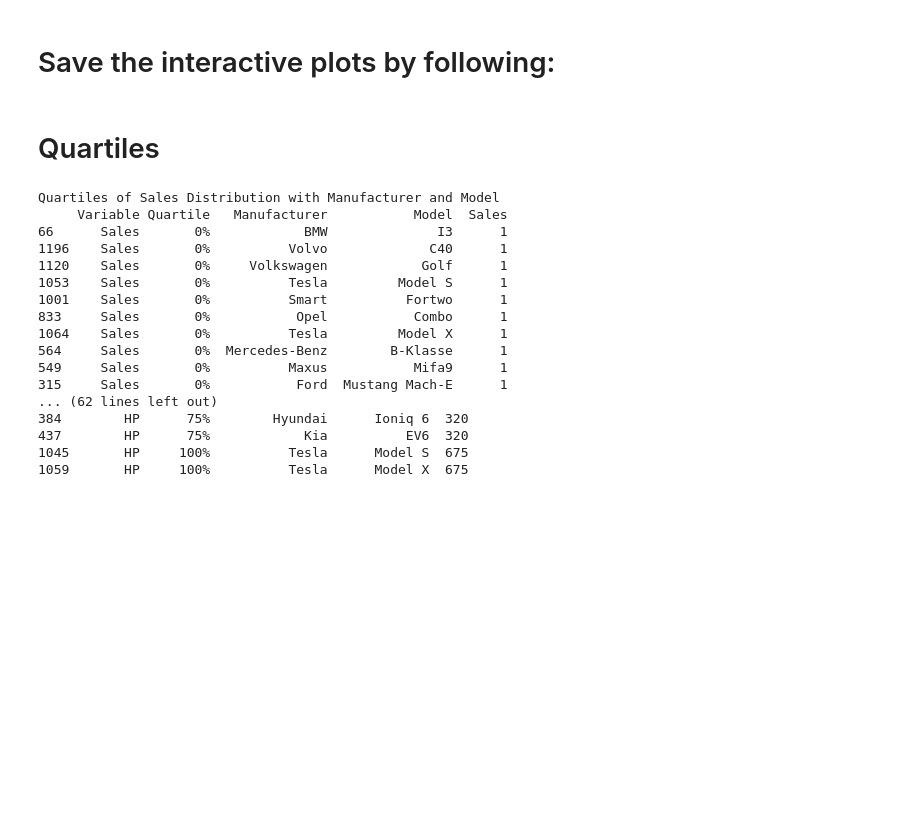
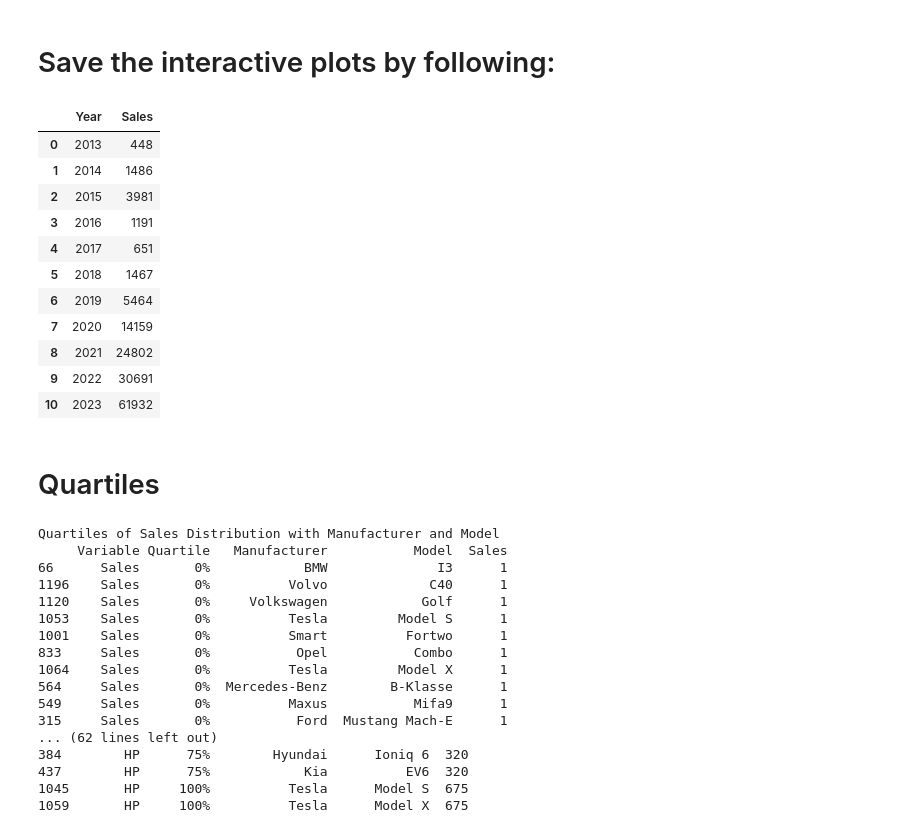
Before and after one commit to Mikkelbos/Bachelor, a Jupyter notebook: Statistics and Graphs.ipynb, the cells around one changed output. Cells and saved outputs as stored; diff of their text form; code cells hidden in the pictures; blank space fills up the shorter version.

```diff
--- a/Statistics and Graphs.ipynb
+++ b/Statistics and Graphs.ipynb
@@ -329,6 +332,27 @@ fig.show()
 
 # Print the HTML code to embed into LaTeX
 #print(f"<iframe src='interactive_plot.html' width='1200' height='800'></iframe>")
+# %%
+# Create a groupby object to sum sales by year
+sales_by_year = df.groupby('Year')['Sales'].sum()
+
+# Convert the groupby object to a DataFrame
+sales_by_year_df = pd.DataFrame(sales_by_year).reset_index()
+
+sales_by_year_df
+# %% [output]
+|  | Year | Sales |
+| 0 | 2013 | 448 |
+| 1 | 2014 | 1486 |
+| 2 | 2015 | 3981 |
+| 3 | 2016 | 1191 |
+| 4 | 2017 | 651 |
+| 5 | 2018 | 1467 |
+| 6 | 2019 | 5464 |
+| 7 | 2020 | 14159 |
+| 8 | 2021 | 24802 |
+| 9 | 2022 | 30691 |
+| 10 | 2023 | 61932 |
 # %% [markdown]
 # Quartiles
 # %%
```
Also changed, not shown: parts of 2 cells of this notebook, 1 other file.
